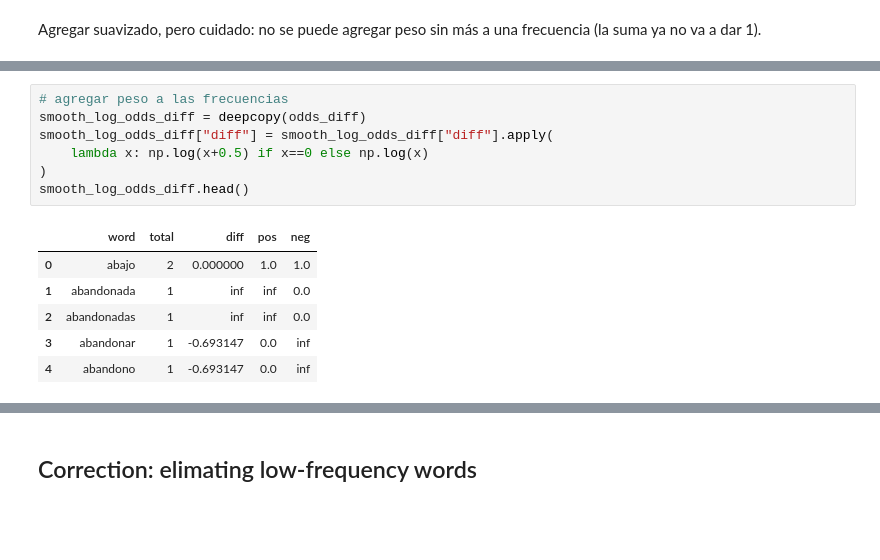
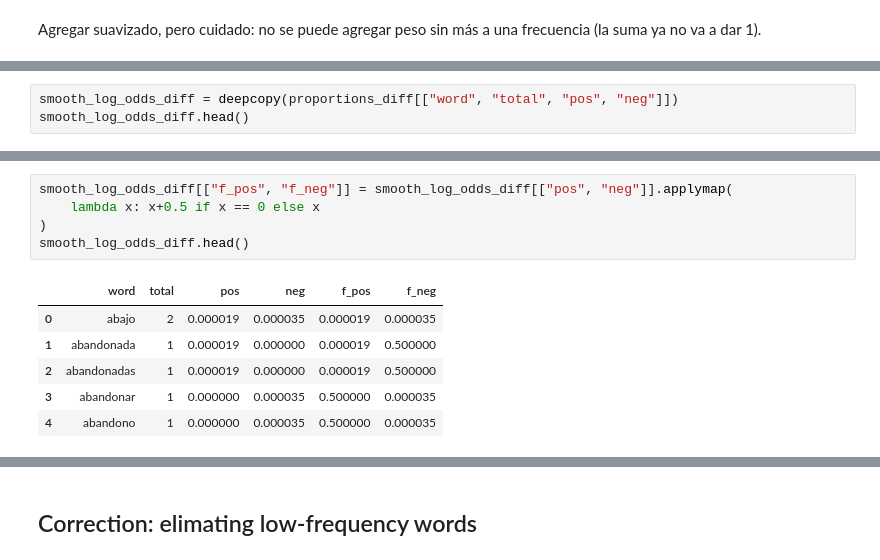
Before and after one commit to macfernandez/eddc-specialization-project, a Jupyter notebook: notebooks/03-methods-statistic.ipynb, the cells around one changed output, grey strips where cells are left out. Drawn from its saved outputs; the diff is of its cells as text; blank space fills up the shorter version.

Commit message:
fix smooth log odds ratio

```diff
--- a/notebooks/03-methods-statistic.ipynb
+++ b/notebooks/03-methods-statistic.ipynb
@@ -296,0 +286,3 @@ log_odds_diff.head()
+# %%
+smooth_log_odds_diff = deepcopy(proportions_diff[["word", "total", "pos", "neg"]])
+smooth_log_odds_diff.head()
@@ -297,14 +303,12 @@ log_odds_diff.head()
 # %%
-# agregar peso a las frecuencias
-smooth_log_odds_diff = deepcopy(odds_diff)
-smooth_log_odds_diff["diff"] = smooth_log_odds_diff["diff"].apply(
-    lambda x: np.log(x+0.5) if x==0 else np.log(x)
+smooth_log_odds_diff[["f_pos", "f_neg"]] = smooth_log_odds_diff[["pos", "neg"]].applymap(
+    lambda x: x+0.5 if x == 0 else x
 )
 smooth_log_odds_diff.head()
 # %% [output]
-|  | word | total | diff | pos | neg |
-| 0 | abajo | 2 | 0.000000 | 1.0 | 1.0 |
-| 1 | abandonada | 1 | inf | inf | 0.0 |
-| 2 | abandonadas | 1 | inf | inf | 0.0 |
-| 3 | abandonar | 1 | -0.693147 | 0.0 | inf |
-| 4 | abandono | 1 | -0.693147 | 0.0 | inf |
+|  | word | total | pos | neg | f_pos | f_neg |
+| 0 | abajo | 2 | 0.000019 | 0.000035 | 0.000019 | 0.000035 |
+| 1 | abandonada | 1 | 0.000019 | 0.000000 | 0.000019 | 0.500000 |
+| 2 | abandonadas | 1 | 0.000019 | 0.000000 | 0.000019 | 0.500000 |
+| 3 | abandonar | 1 | 0.000000 | 0.000035 | 0.500000 | 0.000035 |
+| 4 | abandono | 1 | 0.000000 | 0.000035 | 0.500000 | 0.000035 |
```
Also changed, not shown: parts of 11 cells of this notebook.
